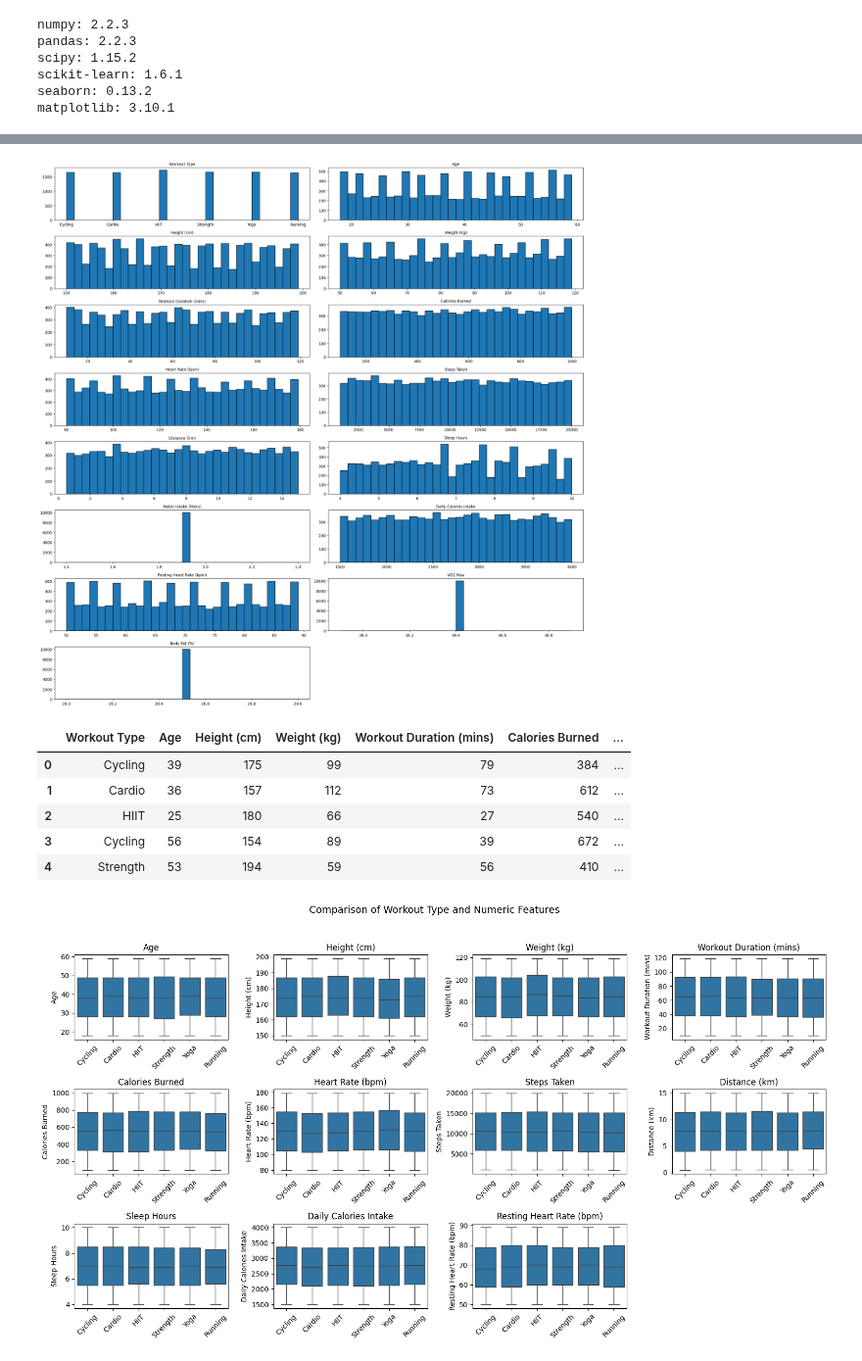
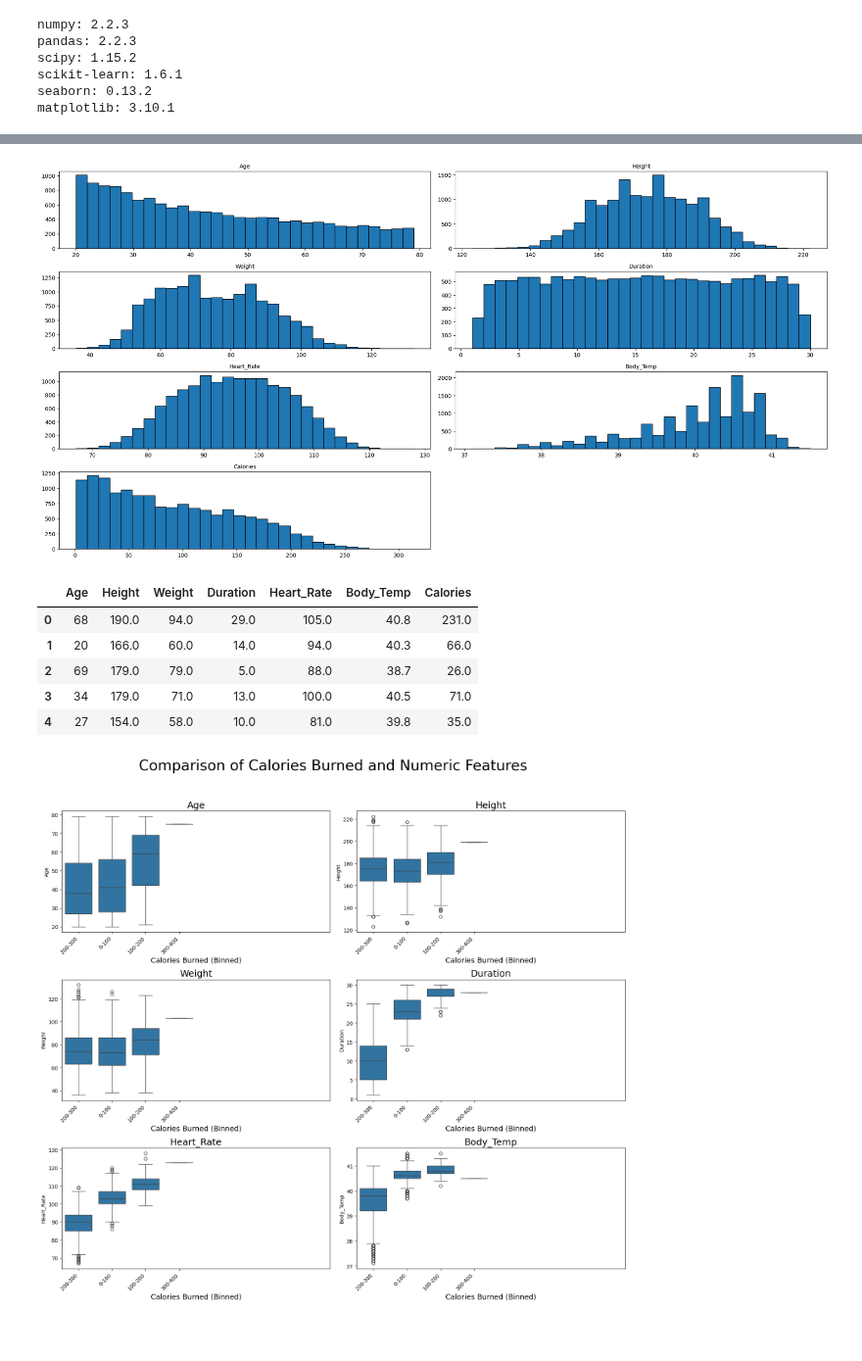
Before and after one commit to 4GeeksAcademy/gperdrizet_fitness_final_project, a Jupyter notebook: src/01.2-EDA_continuous_features.ipynb, the cells around one changed output, grey strips where cells are left out. Shown at 98% size. Saved outputs shown, nothing was run; the diff lists cells and outputs as text; code cells hidden in the pictures; blank space fills up the shorter version.

```diff
--- a/src/01.2-EDA_continuous_features.ipynb
+++ b/src/01.2-EDA_continuous_features.ipynb
@@ -26,7 +26,10 @@ scikit-learn: 1.6.1
 seaborn: 0.13.2
 matplotlib: 3.10.1
 # %%
-df = pd.read_csv('../data/raw/workout_fitness_tracker_data.csv')
+df_exe = pd.read_csv('../data/raw/exercise.csv')
+df_cal = pd.read_csv('../data/raw/calories.csv')
+# %%
+df = pd.merge(df_exe, df_cal, on='User_ID', how='left')
 # %%
 df.info()
 # %% [output]
@@ -64,3 +64,5 @@ df_cont = df[['Workout Type', 'Age', 'Height (cm)', 'Weight (kg)', 'Workout Dura
+# %%
+df_cont = df[['Age', 'Height', 'Weight', 'Duration', 'Heart_Rate', 'Body_Temp', 'Calories']]
 # %%
 df_cont.info()
 # %% [output]
@@ -100,19 +99,16 @@ for j in range(len(df_cont.columns), len(axes)):
 plt.tight_layout()
 plt.show()
 # %% [output]
-[figure, old version]
+[figure, new version]
-# %%
-#Recommendations: remove VO2 Max, Body Fat %,
-df_cont = df_cont.drop(columns=['VO2 Max', 'Body Fat (%)', 'Water Intake (liters)'])
 # %%
 df_cont.head()
 # %% [output]
-|  | Workout Type | Age | Height (cm) | Weight (kg) | Workout Duration (mins) | Calories Burned | ... |
-| 0 | Cycling | 39 | 175 | 99 | 79 | 384 | ... |
-| 1 | Cardio | 36 | 157 | 112 | 73 | 612 | ... |
-| 2 | HIIT | 25 | 180 | 66 | 27 | 540 | ... |
-| 3 | Cycling | 56 | 154 | 89 | 39 | 672 | ... |
-| 4 | Strength | 53 | 194 | 59 | 56 | 410 | ... |
+|  | Age | Height | Weight | Duration | Heart_Rate | Body_Temp | Calories |
+| 0 | 68 | 190.0 | 94.0 | 29.0 | 105.0 | 40.8 | 231.0 |
+| 1 | 20 | 166.0 | 60.0 | 14.0 | 94.0 | 40.3 | 66.0 |
+| 2 | 69 | 179.0 | 79.0 | 5.0 | 88.0 | 38.7 | 26.0 |
+| 3 | 34 | 179.0 | 71.0 | 13.0 | 100.0 | 40.5 | 71.0 |
+| 4 | 27 | 154.0 | 58.0 | 10.0 | 81.0 | 39.8 | 35.0 |
 # %%
 #Focusing now on expected calories burned given workout type and duration
 #As such, will need to normalize duration/kcal burned
@@ -126,48 +122,51 @@ df_cont.head()
 # %%
 import matplotlib.pyplot as plt
 import seaborn as sns
+import pandas as pd
 from scipy.stats import kurtosis
-import pandas as pd
+import math
 
 # Only use numeric columns
 features = df_cont.select_dtypes(include=['float64', 'int64']).columns.tolist()
+features = [f for f in features if f != 'Calories']
 
-# Set up subplot grid
+# Choose layout
 n_features = len(features)
-n_cols = 4
-n_rows = -(-n_features // n_cols)  # Ceiling division
+n_cols = 2   # <-- 🔥 ONLY 2 plots per row to make them BIG
+n_rows = math.ceil(n_features / n_cols)
 
-fig, axs = plt.subplots(n_rows, n_cols, figsize=(n_cols * 4, n_rows * 3))
+fig, axs = plt.subplots(n_rows, n_cols, figsize=(n_cols * 8, n_rows * 5))
 axs = axs.flatten()
 
-fig.suptitle('Comparison of Workout Type and Numeric Features', fontsize=14)
+fig.suptitle('Comparison of Calories Burned and Numeric Features', fontsize=28)
 
-for i, feature in enumerate(features):
-    plot_df = df_cont[[feature, 'Workout Type']].copy()
+for idx, feature in enumerate(features):
+    plot_df = df_cont[[feature, 'Calories']].dropna().copy()
 
-    # Ensure the feature is numeric and drop invalid values
-    plot_df[feature] = pd.to_numeric(plot_df[feature], errors='coerce')
-    plot_df = plot_df[plot_df[feature].notna() & (plot_df[feature] != 0)]
+    plot_df['Calories_bin'] = pd.cut(plot_df['Calories'],
+                                     bins=[0,100,200,300,400,500,600,800,1000],
+                                     labels=['0-100','100-200','200-300','300-400','400-500','500-600','600-800','800-1000'])
 
-    # Check for log scale based on kurtosis
-    try:
-        log_scale = kurtosis(plot_df[feature]) > 10
-    except Exception as e:
-        log_scale = False
+    plot_df = plot_df.dropna(subset=['Calories_bin'])
 
-    sns.boxplot(data=plot_df, x='Workout Type', y=feature, log_scale=log_scale, ax=axs[i])
-    axs[i].tick_params(axis='x', labelrotation=45)
-    axs[i].set_title(feature)
-    axs[i].set_xlabel('')
+    sns.boxplot(data=plot_df, x='Calories_bin', y=feature, ax=axs[idx])
 
-# Remove unused axes
-for j in range(i + 1, len(axs)):
+    # --- 🔥 ONLY set ticks for bins that have data ---
+    bins_in_data = plot_df['Calories_bin'].dropna().unique()
+    axs[idx].set_xticks(range(len(bins_in_data)))
+    axs[idx].set_xticklabels(bins_in_data, rotation=45, ha='right')
+
+    axs[idx].set_title(feature, fontsize=18)
+    axs[idx].set_xlabel('Calories Burned (Binned)', fontsize=14)
+
+# Remove any unused axes
+for j in range(idx + 1, len(axs)):
     fig.delaxes(axs[j])
 
 plt.tight_layout(rect=[0, 0, 1, 0.95])
 plt.show()
 # %% [output]
-[figure, old version]
+[figure, new version]
 # %%
 from itertools import product
 import function as funcs
```
Also changed, not shown: parts of 12 cells of this notebook.
